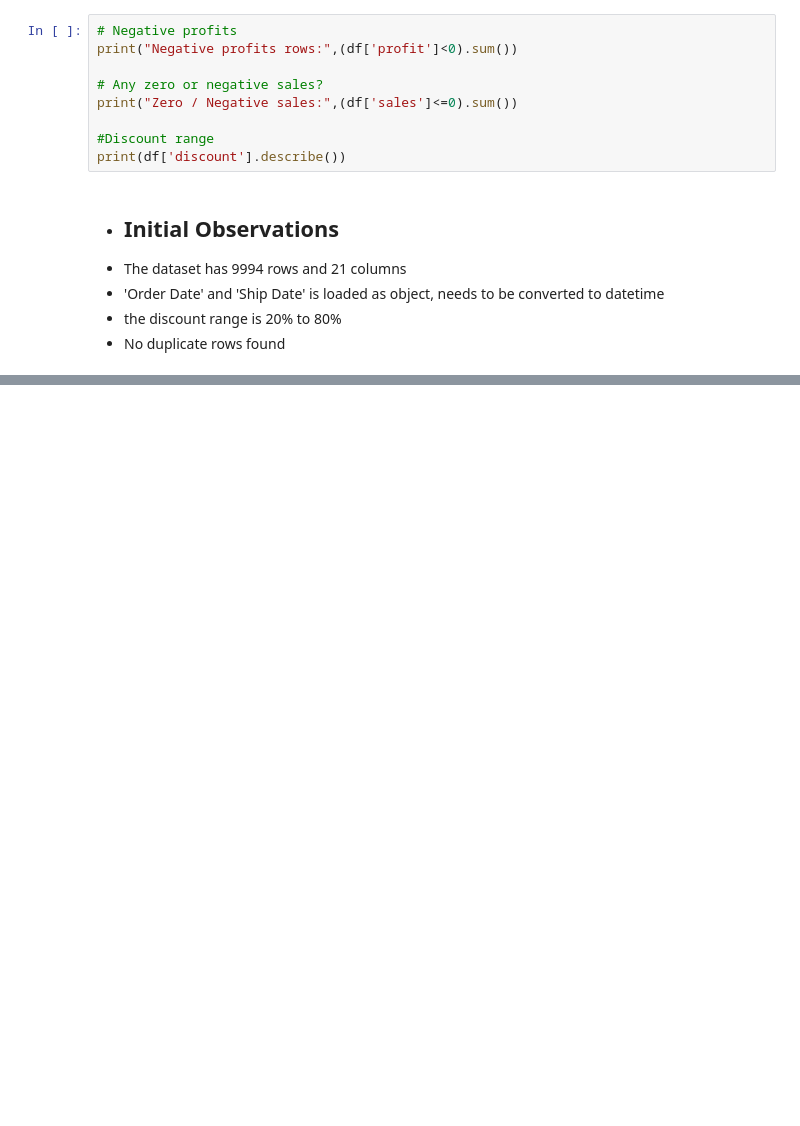
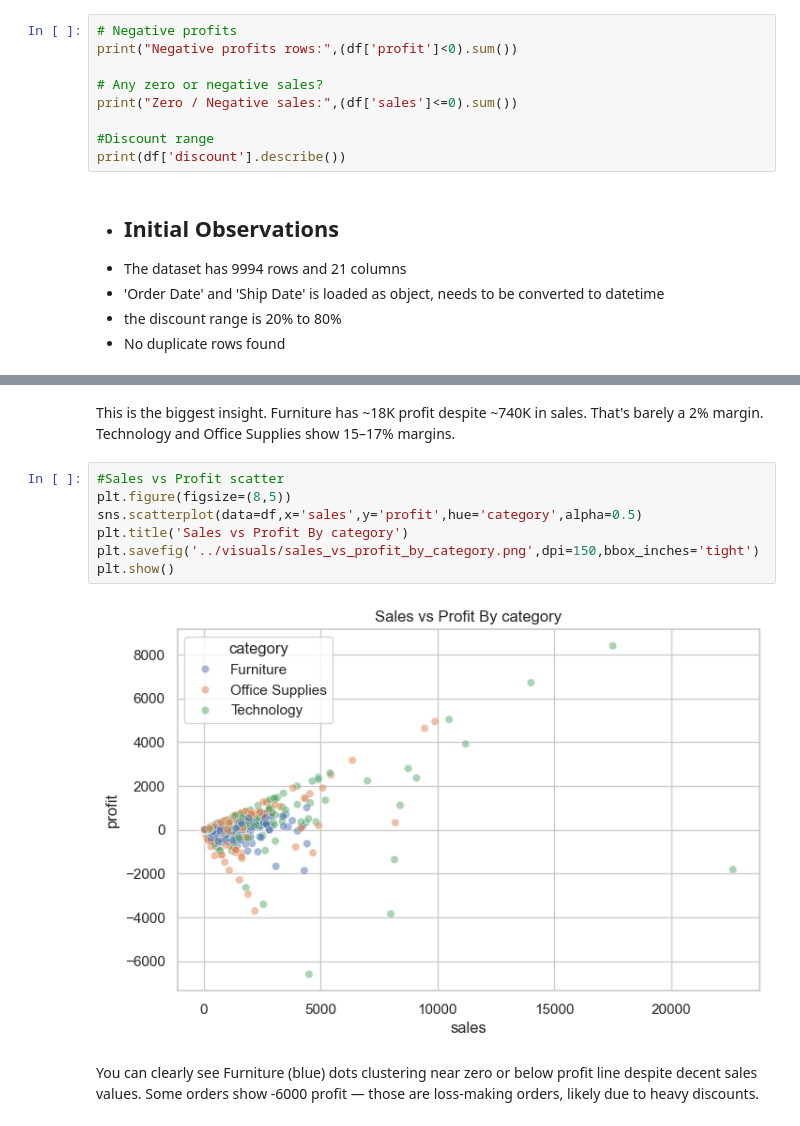
Before and after one commit to MohammedYousufCode/superstore-eda, a Jupyter notebook: notebooks/01_data_overview.ipynb, the cells around one changed output, grey strips where cells are left out. Cells and saved outputs as stored; diff of their text form; blank space fills up the shorter version.

```diff
--- a/notebooks/01_data_overview.ipynb
+++ b/notebooks/01_data_overview.ipynb
@@ -148,0 +201,13 @@ print(df['discount'].describe())
+# %% [markdown]
+This is the biggest insight. Furniture has ~18K profit despite ~740K in sales. That's barely a 2% margin. Technology and Office Supplies show 15–17% margins.
+# %%
+#Sales vs Profit scatter
+plt.figure(figsize=(8,5))
+sns.scatterplot(data=df,x='sales',y='profit',hue='category',alpha=0.5)
+plt.title('Sales vs Profit By category')
+plt.savefig('../visuals/sales_vs_profit_by_category.png',dpi=150,bbox_inches='tight')
+plt.show()
+# %% [output]
+[figure, added]
+# %% [markdown]
+You can clearly see Furniture (blue) dots clustering near zero or below profit line despite decent sales values. Some orders show -6000 profit — those are loss-making orders, likely due to heavy discounts.
```
Also changed, not shown: parts of 8 cells of this notebook, 4 other files.
